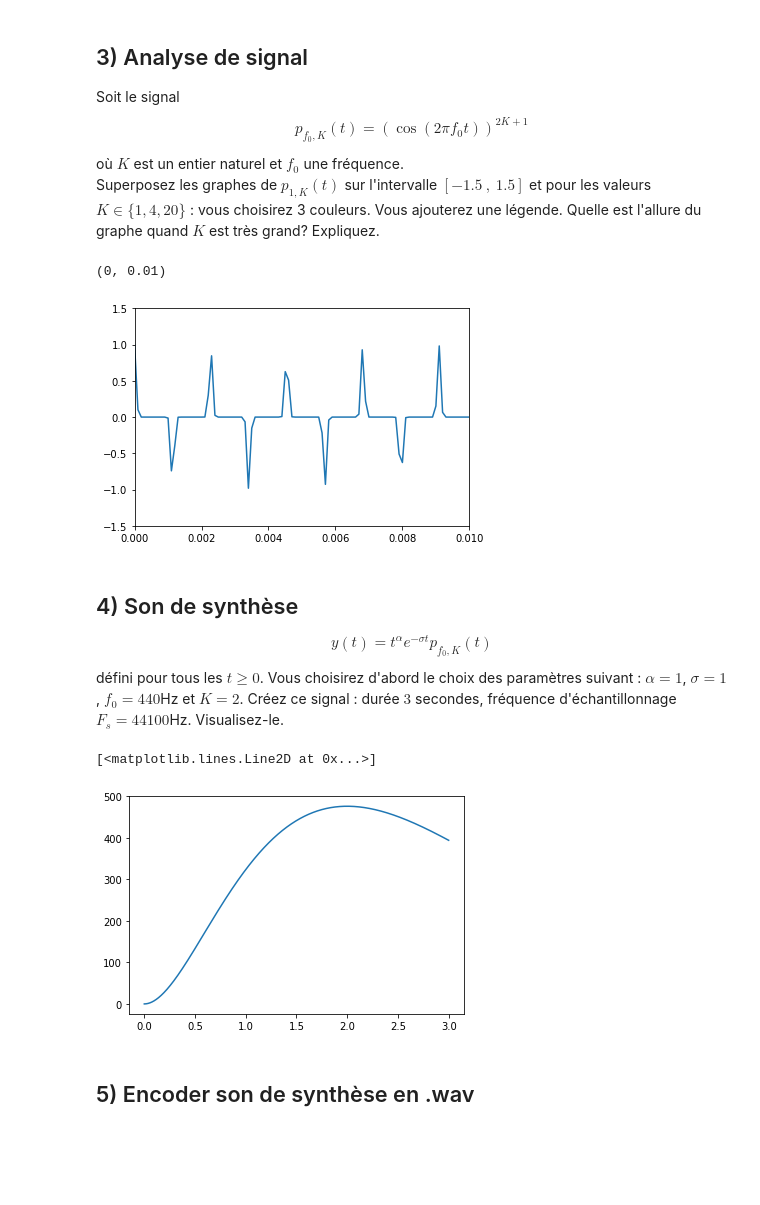
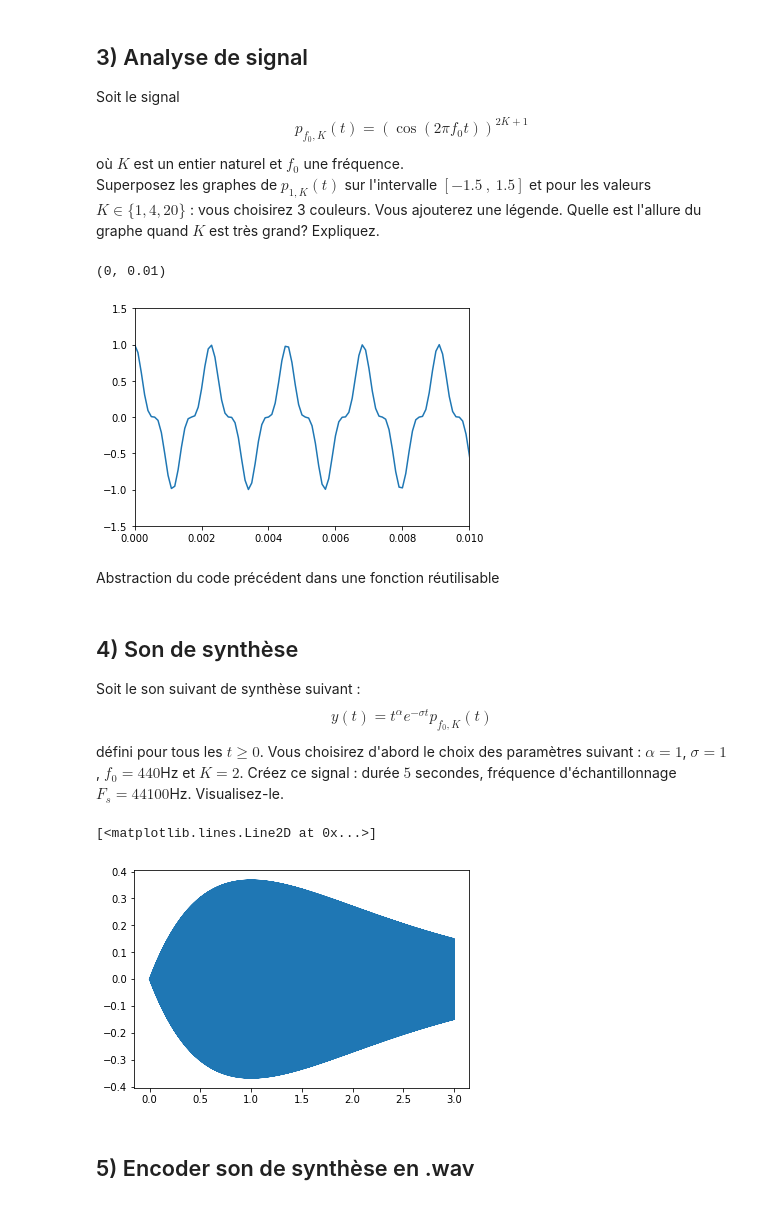
Before and after one commit to guillaume-haerinck/imac-tp-signal, a Jupyter notebook: tp-01/exercices.ipynb, the cells around one changed output. Drawn from its saved outputs; the diff is of its cells as text; code cells hidden in the pictures; blank space fills up the shorter version.

```diff
--- a/tp-01/exercices.ipynb
+++ b/tp-01/exercices.ipynb
@@ -107,10 +107,10 @@ from scipy.io import wavfile as wav
 
 Fs = 10000; # la fréquence d'échantillonnage (rate en anglais)
 Ts = 1 / Fs; # le pas d'échantillonnage
-t = np.arange(0, 5, Ts) # Tableau de 0 a 5 * Ts
+t = np.arange(0, 5, Ts) # Tableau de 0 a 5 par un pas de Ts
 
 f0 = 440
-K = 29
+K = 1
 
 y = (np.cos(2 * np.pi * f0 * t)) ** (2 * K + 1)
 
@@ -119,32 +119,38 @@ plt.ylim(-1.5, 1.5)
 plt.xlim(0, 0.01)
 # %% [output]
 (0, 0.01)
-[figure, old version]
+[figure, new version]
+# %% [markdown]
+Abstraction du code précédent dans une fonction réutilisable
+# %%
+def pf0kt(f0, K, t):
+    return (np.cos(2 * np.pi * f0 * t)) ** (2 * K + 1)
 # %% [markdown]
 ## 4) Son de synthèse
-$$y(t)=t^{\alpha}e^{-\sigma t} p_{f_0,K}(t) $$ défini pour tous les $t\geq 0$. Vous choisirez d'abord le choix des paramètres suivant :
+
+Soit le son suivant de synthèse suivant : $$y(t)=t^{\alpha}e^{-\sigma t} p_{f_0,K}(t) $$ défini pour tous les $t\geq 0$. Vous choisirez d'abord le choix des paramètres suivant :
       $\alpha= 1$,       $\sigma = 1$,      $f_0=440$Hz et       $K=2$.
- Créez ce signal : durée $3$ secondes, fréquence d'échantillonnage $F_s=44100$Hz. Visualisez-le.
+ Créez ce signal : durée $5$ secondes, fréquence d'échantillonnage $F_s=44100$Hz. Visualisez-le.
 # %%
 import numpy as np
 import matplotlib.pyplot as plt
 from scipy.io import wavfile as wav
 
 Fs = 44100; # la fréquence d'échantillonnage
 Ts = 1 / Fs; # le pas d'échantillonnage
 t = np.arange(0, 3, Ts)
 
 sigma = 1
 alpha = 1
 f0 = 440
 K = 2
 
-y = t ** alpha * np.exp(-sigma * t) * f0 * K * t
+y = t ** alpha * np.exp(-sigma * t) * pf0kt(f0, K, t)
 
 plt.plot(t, y)
 # %% [output]
 [<matplotlib.lines.Line2D at 0x...>]
-[figure, old version]
+[figure, new version]
 # %% [markdown]
 ## 5) Encoder son de synthèse en .wav
 # %%
```
